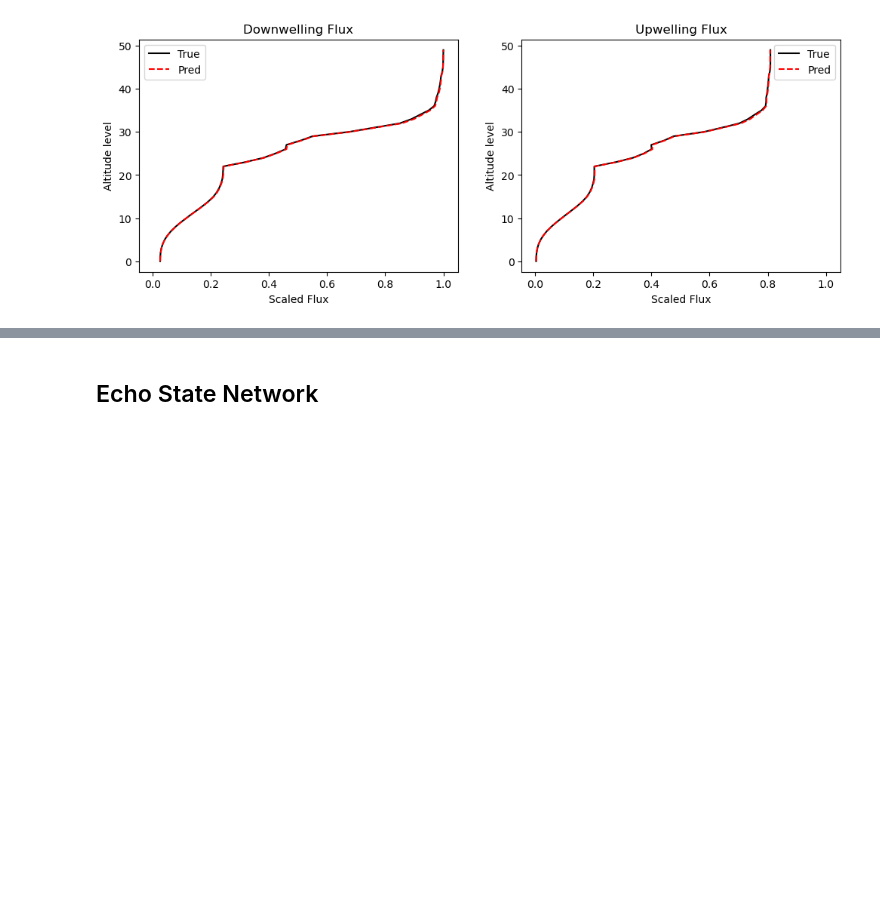
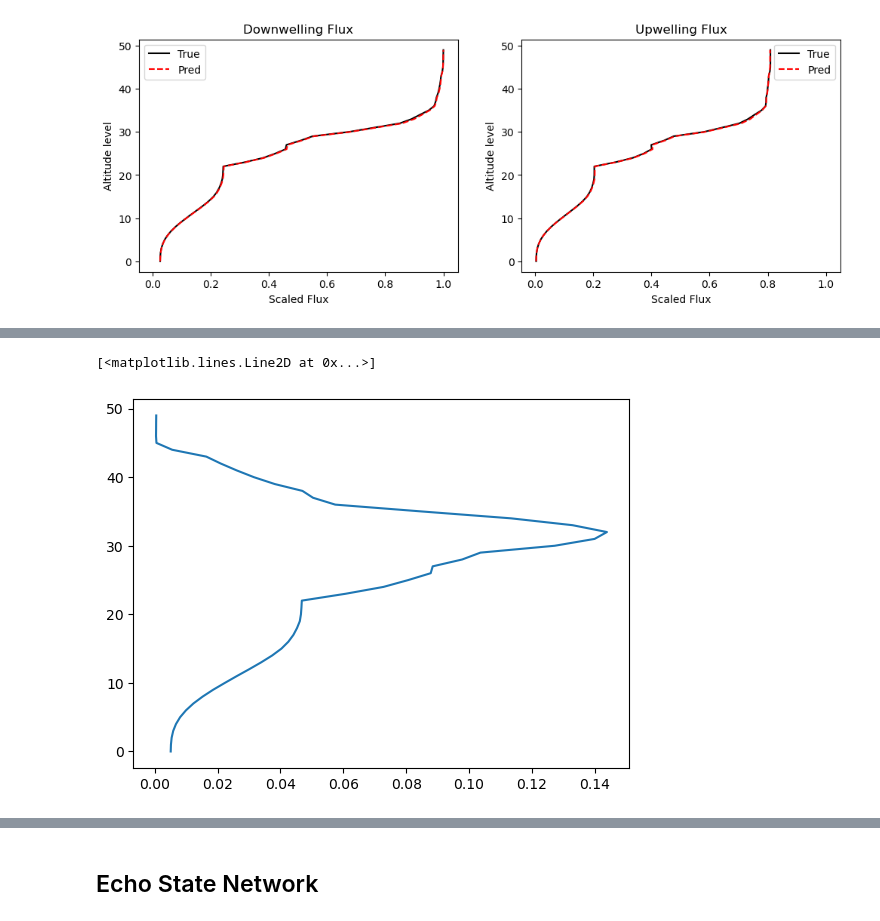
Before and after one commit to ttahseen/oasis-rt-surrogate, a Jupyter notebook: elm copy.ipynb, the cells around one changed output, grey strips where cells are left out. Drawn from its saved outputs; the diff is of its cells as text; code cells hidden in the pictures; blank space fills up the shorter version.

```diff
--- a/elm copy.ipynb
+++ b/elm copy.ipynb
@@ -211,0 +330,5 @@ beta (200, 100)
+# %%
+plt.plot(grid_mae[2, 2, :, 0], list(range(50)))
+# %% [output]
+[<matplotlib.lines.Line2D at 0x...>]
+[figure, added]
```
Also changed, not shown: parts of 12 cells of this notebook.
